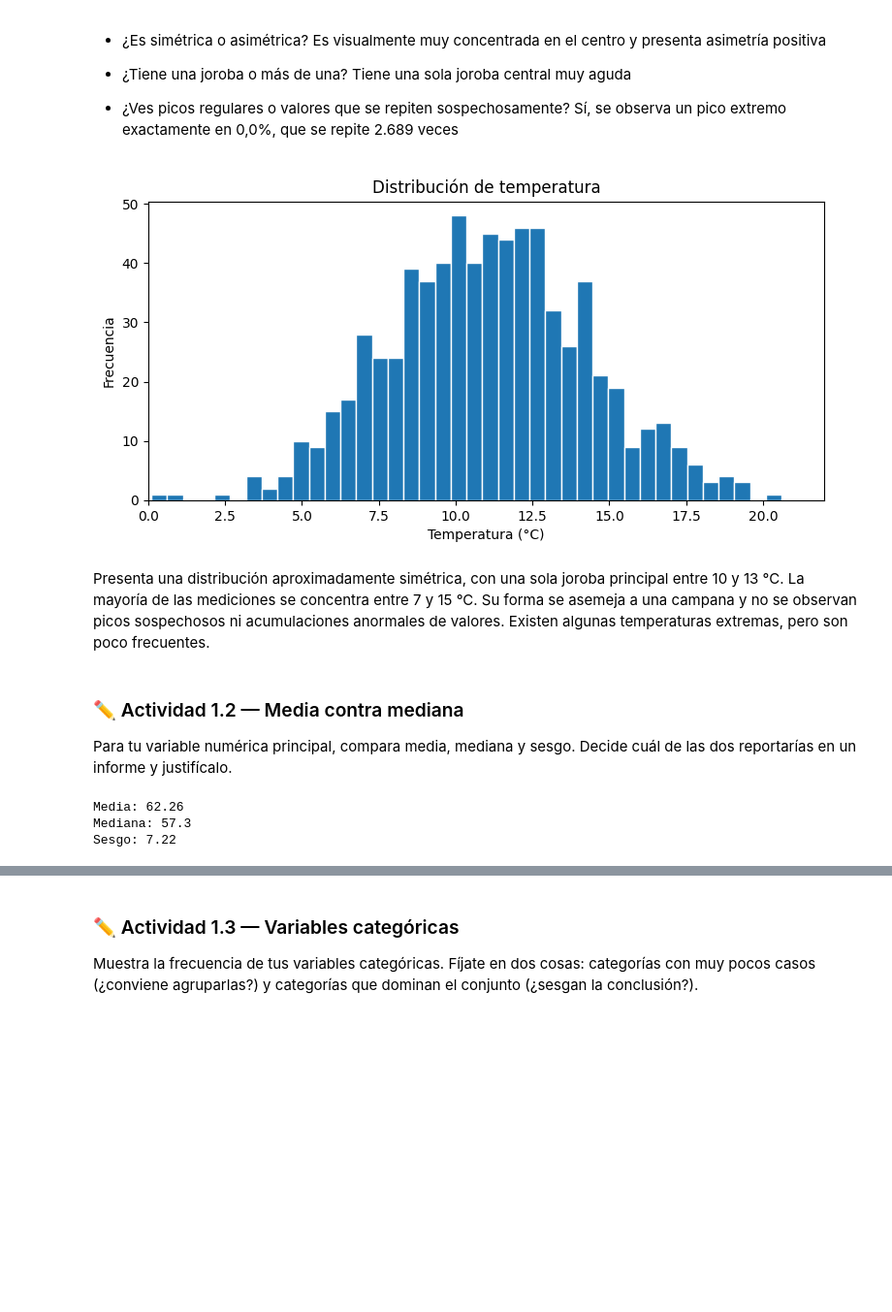
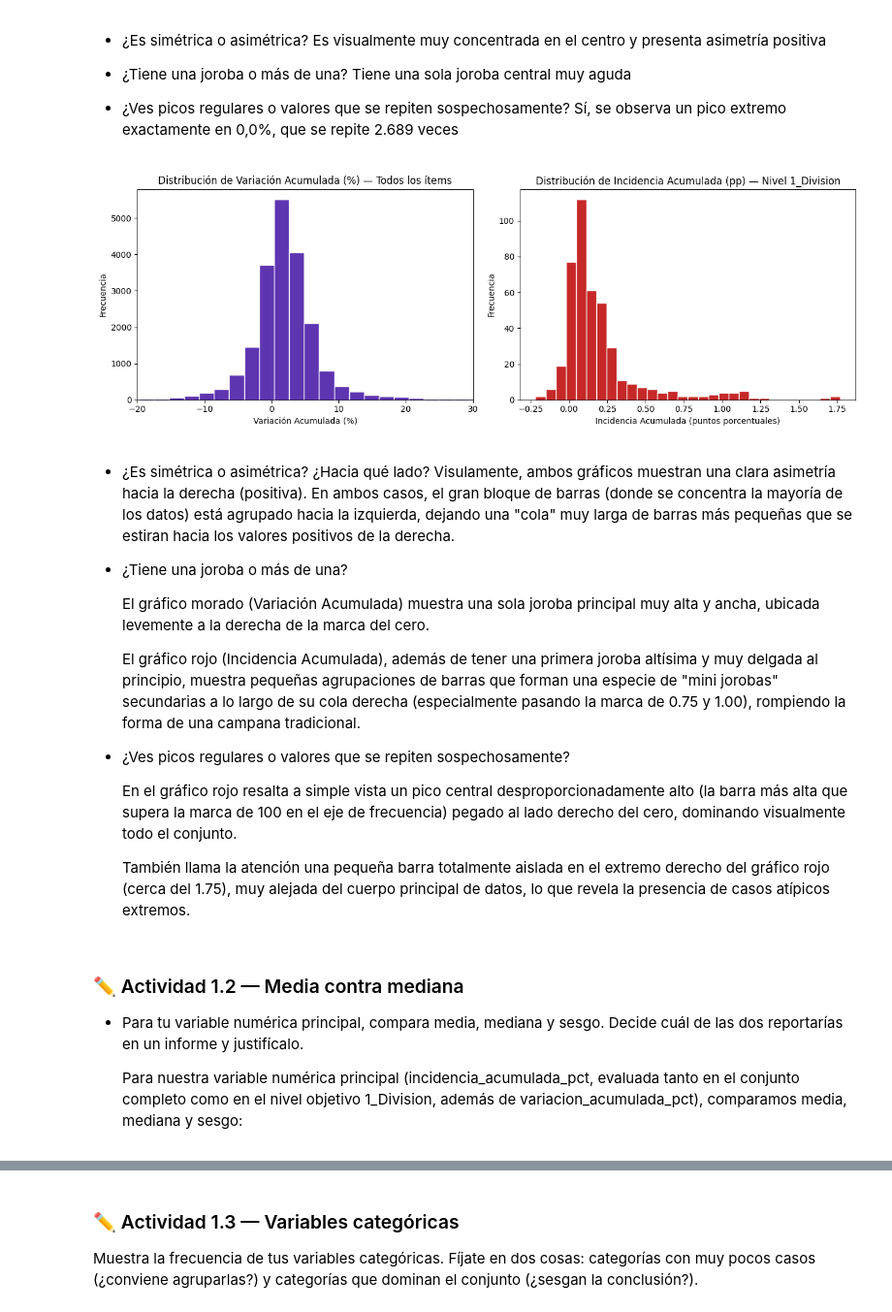
Before and after one commit to frandresst-wq/Proyecto-de-Ciencia-de-Datos, a Jupyter notebook: S3_Entrega2_SOTO_FRANCO.ipynb, the cells around one changed output, grey strips where cells are left out. Shown at 97% size. Cells and saved outputs as stored; diff of their text form; code cells hidden in the pictures; blank space fills up the shorter version.

```diff
--- a/S3_Entrega2_SOTO_FRANCO.ipynb
+++ b/S3_Entrega2_SOTO_FRANCO.ipynb
@@ -174,32 +174,56 @@ plt.show()
 
 - ¿Ves picos regulares o valores que se repiten sospechosamente?
  Sí, se observa un pico extremo exactamente en 0,0%, que se repite 2.689 veces
-# %%
-plt.figure(figsize=(9, 4))
-plt.hist(df['temperatura_c'].dropna(), bins=40, edgecolor='white')
-plt.xlim(0, 22)
-plt.title('Distribución de temperatura')
-plt.xlabel('Temperatura (°C)')
-plt.ylabel('Frecuencia')
-plt.show()
-# %% [output]
-[figure, removed]
-# %% [markdown]
-Presenta una distribución aproximadamente simétrica, con una sola joroba principal entre 10 y 13 °C. La mayoría de las mediciones se concentra entre 7 y 15 °C. Su forma se asemeja a una campana y no se observan picos sospechosos ni acumulaciones anormales de valores. Existen algunas temperaturas extremas, pero son poco frecuentes.
+# %%
+fig, axes = plt.subplots(1, 2, figsize=(13, 4.5))
+
+# Variación acumulada en todo el conjunto
+axes[0].hist(
+    df['variacion_acumulada_pct'].dropna(),
+    bins=50,
+    color='#5e35b1',
+    edgecolor='white',
+)
+axes[0].set_xlim(-20, 30)
+axes[0].set_title('Distribución de Variación Acumulada (%) — Todos los ítems')
+axes[0].set_xlabel('Variación Acumulada (%)')
+axes[0].set_ylabel('Frecuencia')
+
+# Incidencia acumulada filtrada en el nivel 1_Division (que responde a nuestra pregunta)
+df_div = df[df['nivel_jerarquico'] == '1_Division']
+axes[1].hist(
+    df_div['incidencia_acumulada_pct'].dropna(),
+    bins=30,
+    color='#c62828',
+    edgecolor='white',
+)
+axes[1].set_title(
+    'Distribución de Incidencia Acumulada (pp) — Nivel 1_Division'
+)
+axes[1].set_xlabel('Incidencia Acumulada (puntos porcentuales)')
+axes[1].set_ylabel('Frecuencia')
+plt.tight_layout()
+plt.show()
+# %% [output]
+[figure, added]
+# %% [markdown]
+- ¿Es simétrica o   asimétrica? ¿Hacia qué lado?
+ Visulamente, ambos gráficos muestran una clara asimetría hacia la derecha (positiva). En ambos casos, el gran bloque de barras (donde se concentra la mayoría de los datos) está agrupado hacia la izquierda, dejando una "cola" muy larga de barras más pequeñas que se estiran hacia los valores positivos de la derecha.
+
+- ¿Tiene una joroba o más de una?
+
+  El gráfico morado (Variación Acumulada) muestra una sola joroba principal muy alta y ancha, ubicada levemente a la derecha de la marca del cero.
+
+  El gráfico rojo (Incidencia Acumulada), además de tener una primera joroba altísima y muy delgada al principio, muestra pequeñas agrupaciones de barras que forman una especie de "mini jorobas" secundarias a lo largo de su cola derecha (especialmente pasando la marca de 0.75 y 1.00), rompiendo la forma de una campana tradicional.
+
+- ¿Ves picos regulares o valores que se repiten sospechosamente?
+
+  En el gráfico rojo resalta a simple vista un pico central desproporcionadamente alto (la barra más alta que supera la marca de 100 en el eje de frecuencia) pegado al lado derecho del cero, dominando visualmente todo el conjunto.
+
+  También llama la atención una pequeña barra totalmente aislada en el extremo derecho del gráfico rojo (cerca del 1.75), muy alejada del cuerpo principal de datos, lo que revela la presencia de casos atípicos extremos.
 # %% [markdown]
 ### ✏️ Actividad 1.2 — Media contra mediana
 
-Para tu variable numérica principal, compara media, mediana y sesgo. Decide cuál de las dos reportarías en un informe y justifícalo.
+- Para tu variable numérica principal, compara media, mediana y sesgo. Decide cuál de las dos reportarías en un informe y justifícalo.
+
+  Para nuestra variable numérica principal (incidencia_acumulada_pct, evaluada tanto en el conjunto completo como en el nivel objetivo 1_Division, además de variacion_acumulada_pct), comparamos media, mediana y sesgo:
-# %%
-# Tu código aquí
-media = df['pm25'].mean()
-mediana = df['pm25'].median()
-sesgo = df['pm25'].skew()
-
-print('Media:', round(media, 2))
-print('Mediana:', round(mediana, 2))
-print('Sesgo:', round(sesgo, 2))
-# %% [output]
-Media: 62.26
-Mediana: 57.3
-Sesgo: 7.22
```
Also changed, not shown: parts of 29 cells of this notebook.
